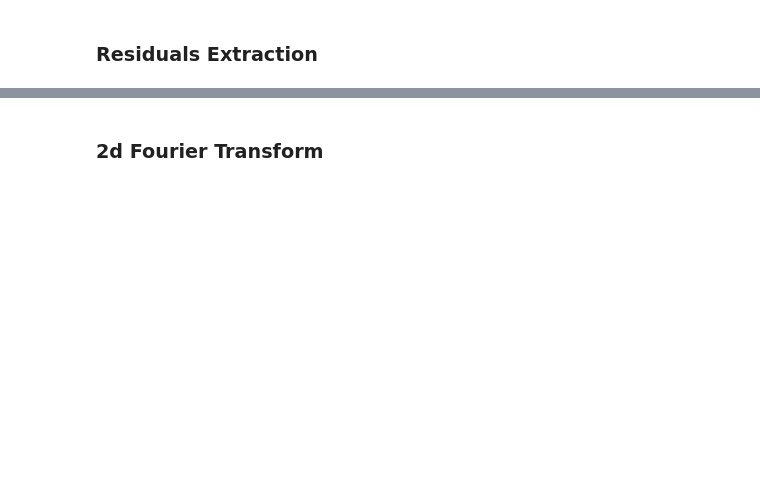
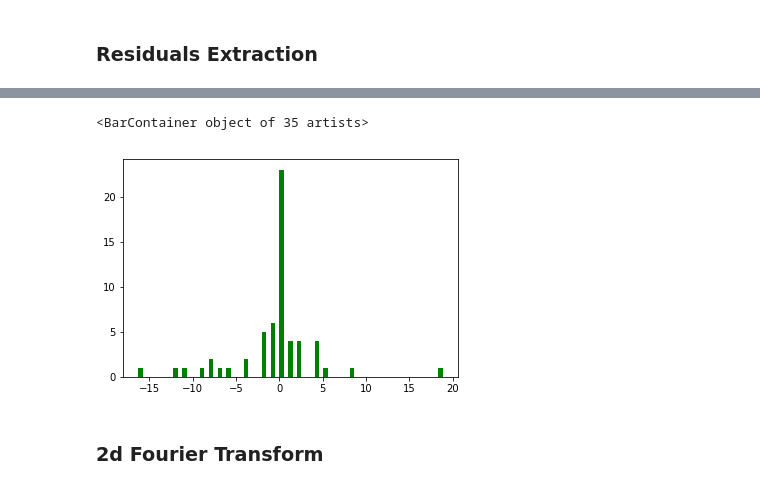
Before and after one commit to efpeel/wonkeycontact, a Jupyter notebook: wonky_tom.ipynb, the cells around one changed output, grey strips where cells are left out. Saved outputs shown, nothing was run; the diff lists cells and outputs as text; code cells hidden in the pictures; blank space fills up the shorter version.

```diff
--- a/wonky_tom.ipynb
+++ b/wonky_tom.ipynb
@@ -219,3 +233,10 @@ for i, txt in enumerate(res_list):
+# %%
+bins = (bins[1:] + bins[:-1]) / 2
+# %%
+plt.bar(bins, n, width=0.5, color='g')
+# %% [output]
+<BarContainer object of 35 artists>
+[figure, added]
 # %% [markdown]
 ### 2d Fourier Transform
 # %%
```
Also changed, not shown: parts of 6 cells of this notebook.
